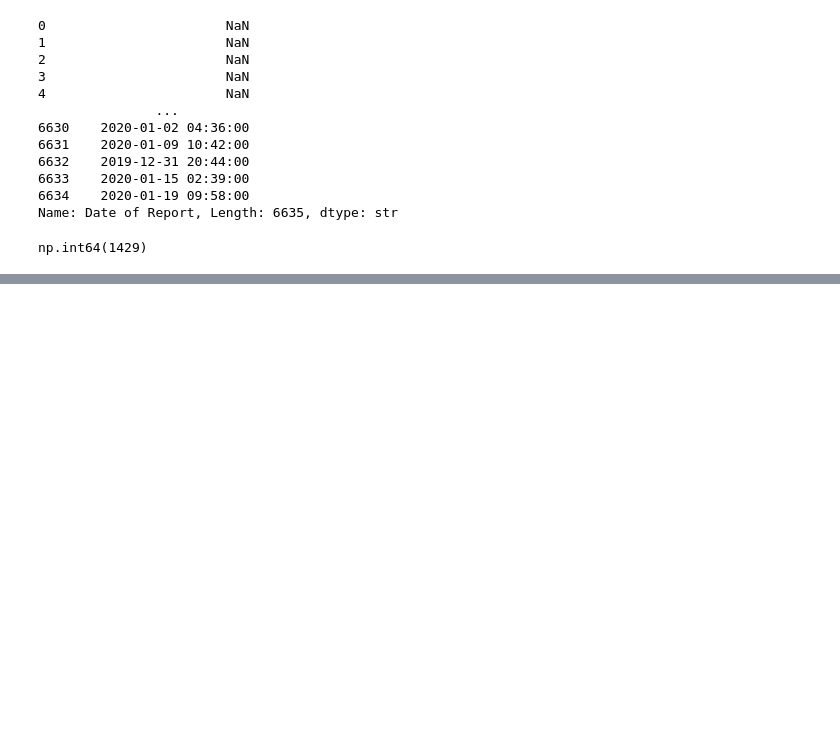
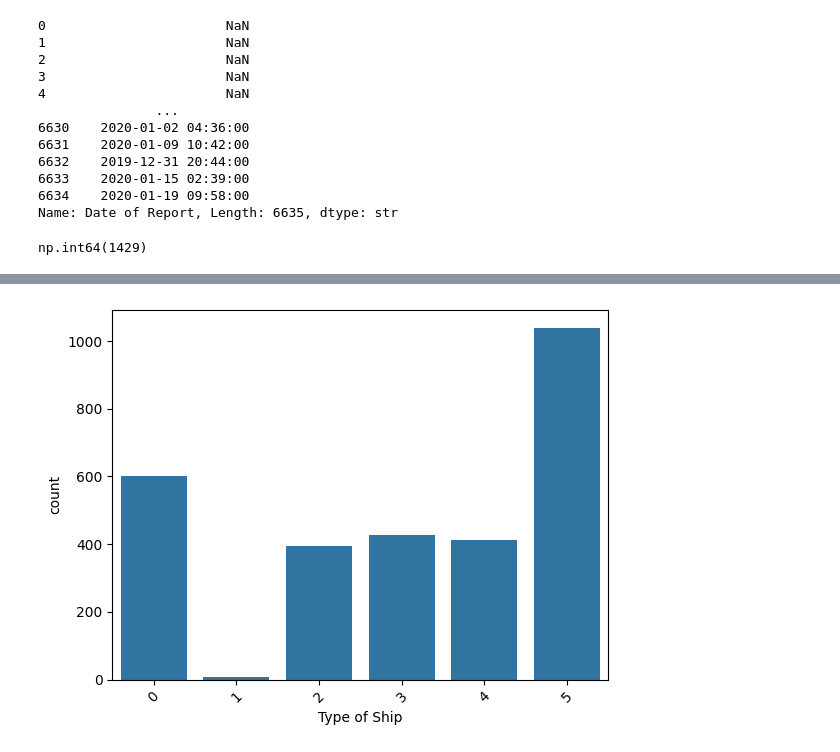
Before and after one commit to kiranr12r/Data-cleaning-and-EDA, a Jupyter notebook: cleaned-data/MergedNearMiss.ipynb, the cells around one changed output, grey strips where cells are left out. Drawn from its saved outputs; the diff is of its cells as text; code cells hidden in the pictures; blank space fills up the shorter version.

```diff
--- a/cleaned-data/MergedNearMiss.ipynb
+++ b/cleaned-data/MergedNearMiss.ipynb
@@ -138,0 +321,2 @@ data['Superintendent']
+# %%
+data = data[data["Severity of incident"] != "Unknown"]
@@ -138,0 +338,18 @@ data['Superintendent']
+# %%
+features = [
+    "Type of Ship",
+    "Location",
+    "Area of Concern",
+    "Related Department",
+    "Incident_Category_Potential",
+    "Probability_of_Reoccurence"
+]
+# %%
+from sklearn.preprocessing import LabelEncoder
+
+le = LabelEncoder()
+
+for col in features:
+    data[col] = le.fit_transform(data[col].astype(str))
+# %%
+data["Severity of incident"] = le.fit_transform(data["Severity of incident"])
@@ -138,0 +432,9 @@ data['Superintendent']
+# %%
+import seaborn as sns
+import matplotlib.pyplot as plt
+
+sns.countplot(x="Type of Ship", data=data)
+plt.xticks(rotation=45)
+plt.show()
+# %% [output]
+[figure, added]
```
Also changed, not shown: parts of 42 cells of this notebook, 2 other files.
